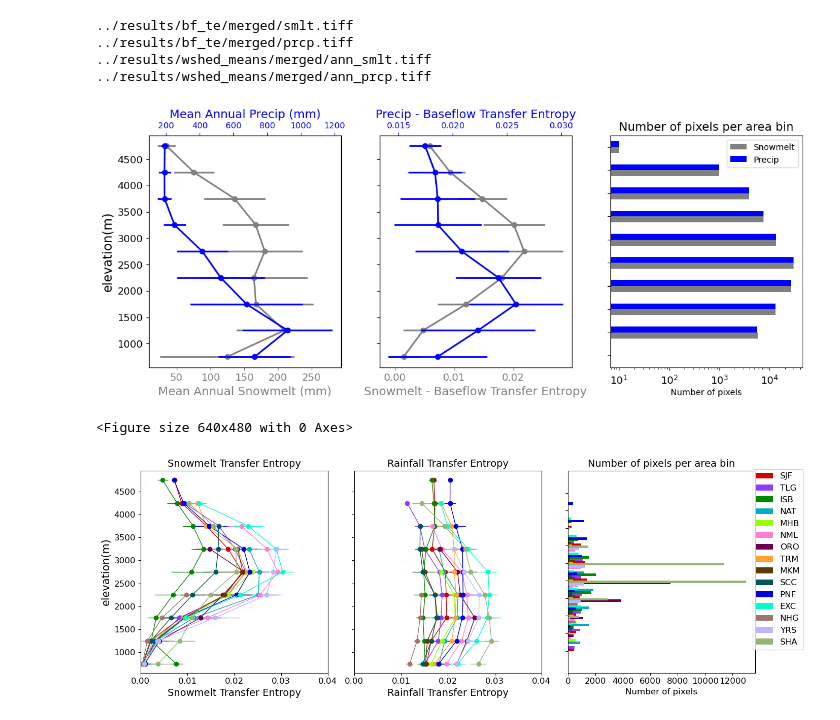
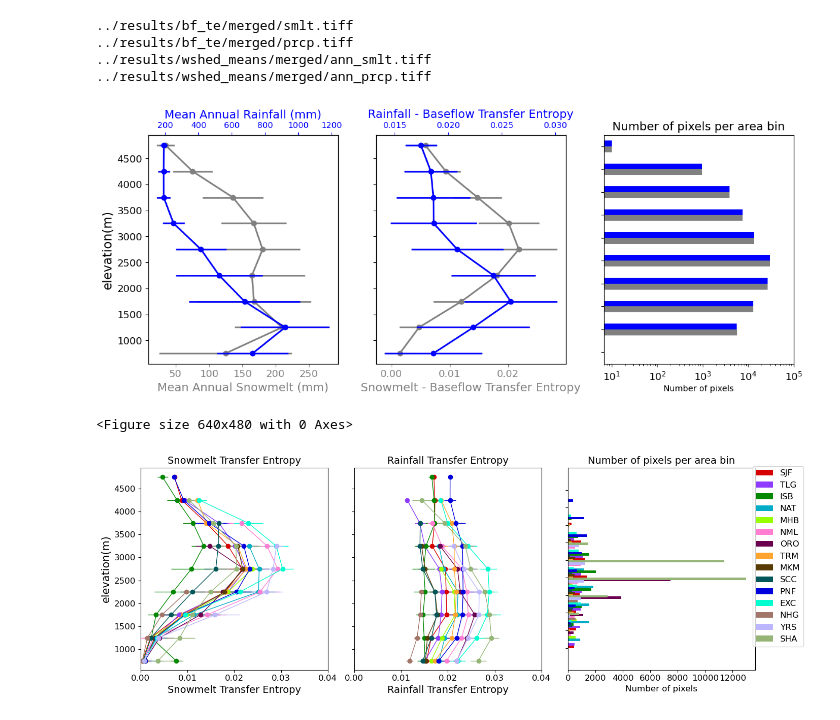
Before and after one commit to kashingtonDC/Baseflow_Source, a Jupyter notebook: code/06_TE_Figs.ipynb, the cells around one changed output. Cells and saved outputs as stored; diff of their text form; code cells hidden in the pictures.

```diff
--- a/code/06_TE_Figs.ipynb
+++ b/code/06_TE_Figs.ipynb
@@ -316,44 +316,44 @@ ax0.tick_params(axis='x', colors='gray')
 ax1 = ax0.twiny()  # instantiate a second axes that shares the same x-axis
 ax1.errorbar(masterdf['ann_prcp_mean'],masterdf.index, xerr = masterdf['ann_prcp_std'], color = 'blue', label = 'snowmelt mean', linewidth = 2,marker='o')
 
-ax1.set_xlabel("Mean Annual Precip (mm)", size =14, color = 'blue')
+ax1.set_xlabel("Mean Annual Rainfall (mm)", size =14, color = 'blue')
 ax1.tick_params(axis='x', colors='blue')
 
 # TE plot
 ax2 = plt.subplot(132)
 # ax2.set_title("Annual Means", size = 14)
 
 ax2.errorbar(masterdf['smlt_mean'],masterdf.index, xerr = masterdf['smlt_std'], color = 'gray', label = 'snowmelt mean', linewidth = 2,marker='o')
 
 ax2.tick_params(axis='both', which='major', labelsize=12)
 ax2.set_ylabel("")
 ax2.set_xlabel("Snowmelt - Baseflow Transfer Entropy", size =14, color = 'gray')
 ax2.tick_params(axis='x', colors='gray')
 
 ax3 = ax2.twiny()  # instantiate a second axes that shares the same x-axis
 ax3.errorbar(masterdf['prcp_mean'],masterdf.index, xerr = masterdf['prcp_std'], color = 'blue', label = 'snowmelt mean', linewidth = 2,marker='o')
 
-ax3.set_xlabel("Precip - Baseflow Transfer Entropy", size =14, color = 'blue')
+ax3.set_xlabel("Rainfall - Baseflow Transfer Entropy", size =14, color = 'blue')
 ax3.tick_params(axis='x', colors='blue')
 
 ax3.set(yticklabels=[])
 ax3.set_ylabel("")
 
 plt.subplot(133)
-num_df.columns = ['Snowmelt', "Precip"]
-ax4 = num_df.plot(kind = 'barh', ax = plt.gca(),color = ['gray', 'blue'])
+num_df.columns = ['Snowmelt', "Rainfall"]
+ax4 = num_df.dropna().plot(kind = 'barh', ax = plt.gca(),color = ['gray', 'blue'], legend = None)
 ax4.tick_params(axis='both', which='major', labelsize=12)
 ax4.set(yticklabels=[])
 ax4.set_ylabel("")
 ax4.set_xlabel("Number of pixels")
 ax4.set_title("Number of pixels per area bin", size = 14)
-# ax4.set_xlim([0,31000])
 ax4.set_xscale('log')
+ax4.set_xlim([0,100000])
 plt.show()
 
 plt.tight_layout()
 # %% [output]
-[figure, old version]
+[figure, new version]
 <Figure size 640x480 with 0 Axes>
 # %%
 # Make the same plots for every watershed
```
Also changed, not shown: parts of 2 cells of this notebook, 2 other files.
